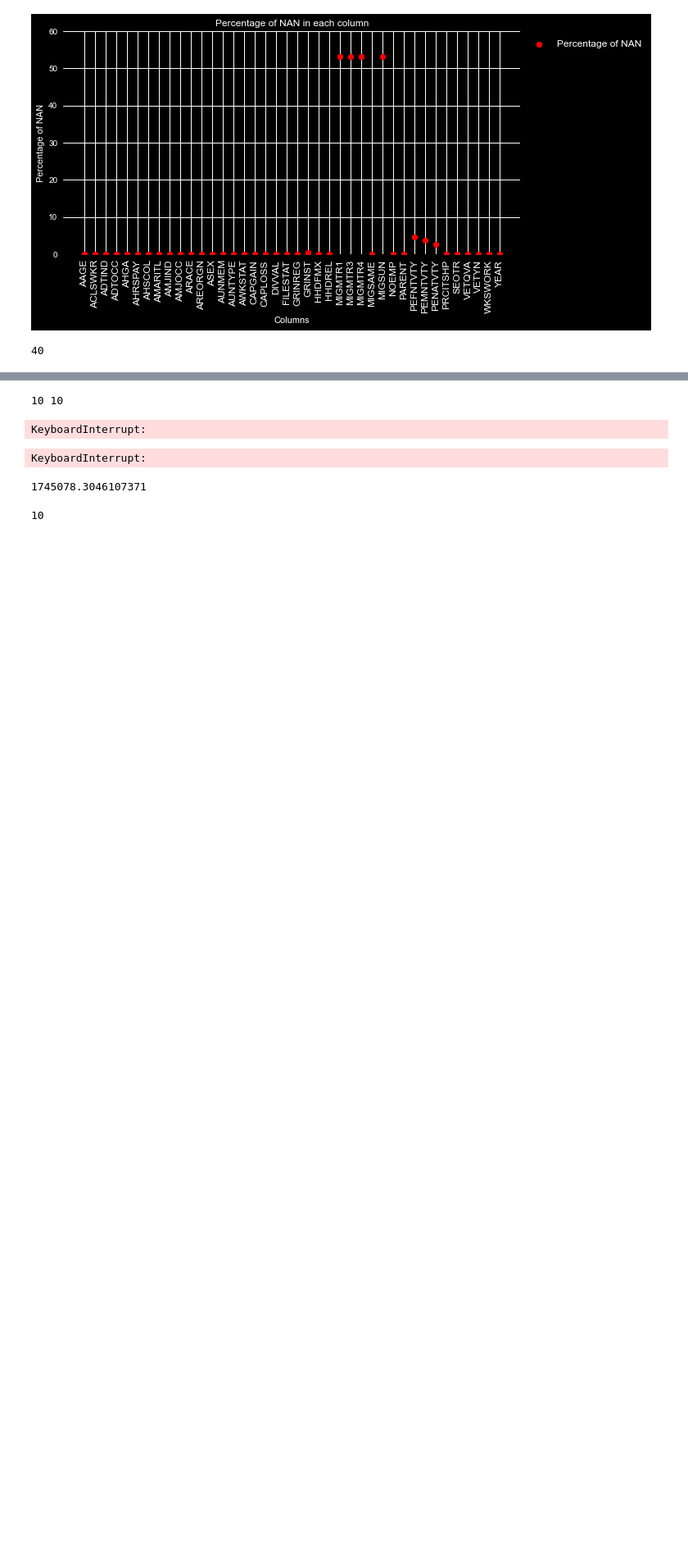
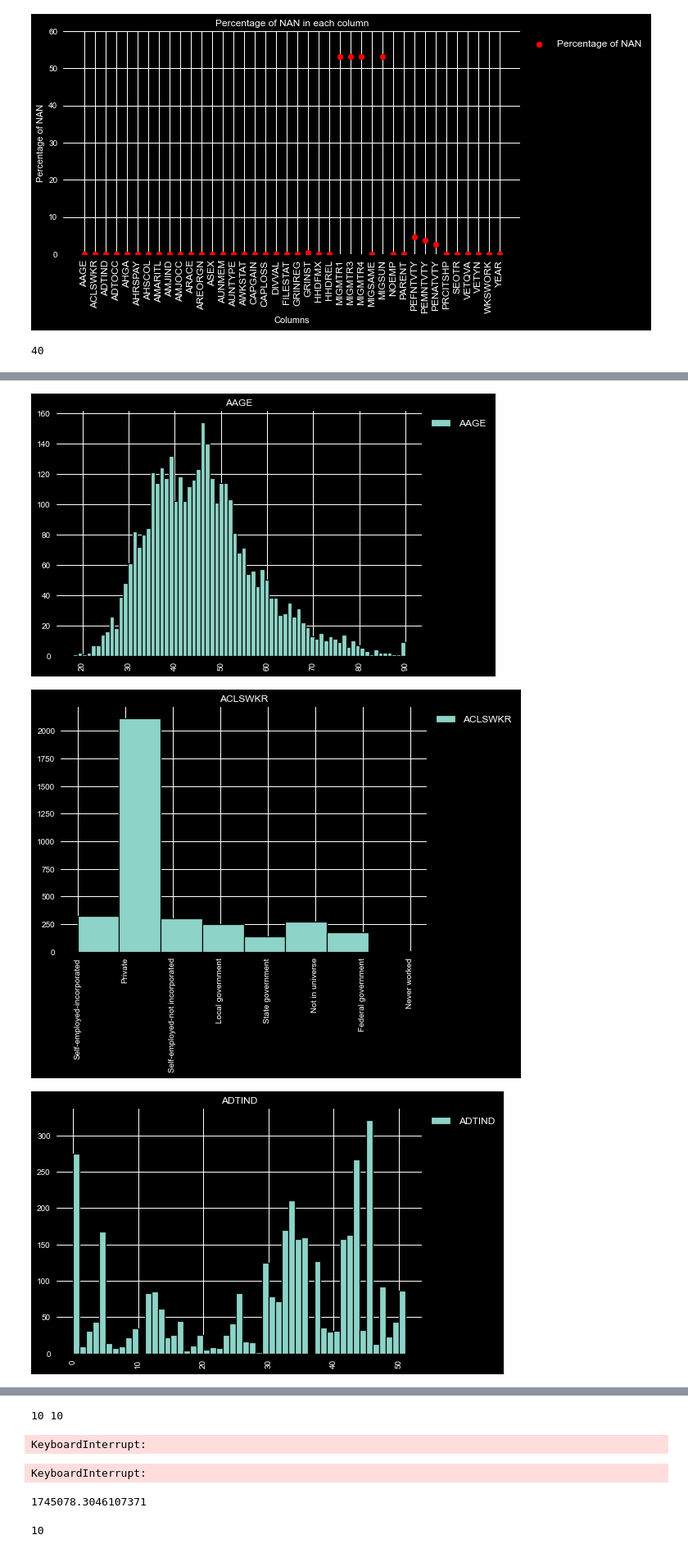
Before and after one commit to PritishWadhwa/ML-Assignments, a Jupyter notebook: Assignment3/Q1.ipynb, the cells around one changed output, grey strips where cells are left out. Shown at 82% size. Cells and saved outputs as stored; diff of their text form; code cells hidden in the pictures; blank space fills up the shorter version.

```diff
--- a/Assignment3/Q1.ipynb
+++ b/Assignment3/Q1.ipynb
@@ -500,9 +572,12 @@ plt.plot(np.linspace(10, 25, len(losses)), losses)
+# %%
+finalDataSsDf = pd.DataFrame(finalDatass)
 # %%
 k = 21
 initCenter = []
 for i in range(k):
-    initCenter.append(finalData.sample(n=1, random_state=i).iloc[0])
-kmed = kmedians(data=finalData, number_clusters=k, initial_medians=initCenter)
+    initCenter.append(finalDataSsDf.sample(n=1, random_state=i*10).iloc[0])
+kmed = kmedians(data=finalDataSsDf, number_clusters=k,
+                initial_medians=initCenter)
 kmed.process()
 medians = kmedians.get_medians(kmed)
 clusters = kmedians.get_clusters(kmed)
@@ -510,6 +585,8 @@ clusters = kmedians.get_clusters(kmed)
 # 5. Handling More than 50k dataset
 # %% [markdown]
 ## 1. Preprocessing
+# %%
+moreThan50k = pd.read_csv('Weights/more_than_50k.csv')
 # %%
 moreThan50k.head()
 # %% [output]
@@ -613,0 +706,2 @@ len(moreThan50k.columns)
+# %%
+preprocessedMoreThan50k = moreThan50k.drop(colsToRemove, axis=1)
@@ -613,0 +720,27 @@ len(moreThan50k.columns)
+# %%
+# fig = plt.figure(figsize=(40, 90))
+# row = 4
+# col = 9
+# plotNo = 2
+for j in range(len(preprocessedMoreThan50k.columns)):
+    # if plotNo == 10:
+    # break
+    # if i != 'GRINST' and i != 'PEFNTVTY' and i != 'PEMNTVTY' and i != 'PENATVTY':
+    # print(i)
+    i = preprocessedMoreThan50k.columns[j]
+    plt.hist(preprocessedMoreThan50k[i].replace(np.NaN, 'NaN'), bins=len(
+        preprocessedMoreThan50k[i].unique()), label=i, edgecolor='black', linewidth=1.2, histtype='barstacked')
+    plt.legend(loc='upper left', bbox_to_anchor=(1, 1), fontsize=12)
+    plt.xticks(rotation=90, fontsize=10)
+    plt.title(i)
+    # fig.add_subplot(col, row, plotNo)
+    # plotNo += 1
+    # col += 1
+    # if col == 9:
+    #     col = 0
+    #     row += 1
+    plt.show()
+# %% [output]
+[figure, added]
+[figure, added]
+[figure, added]
```
Also changed, not shown: parts of 105 cells of this notebook, 2 other files.
